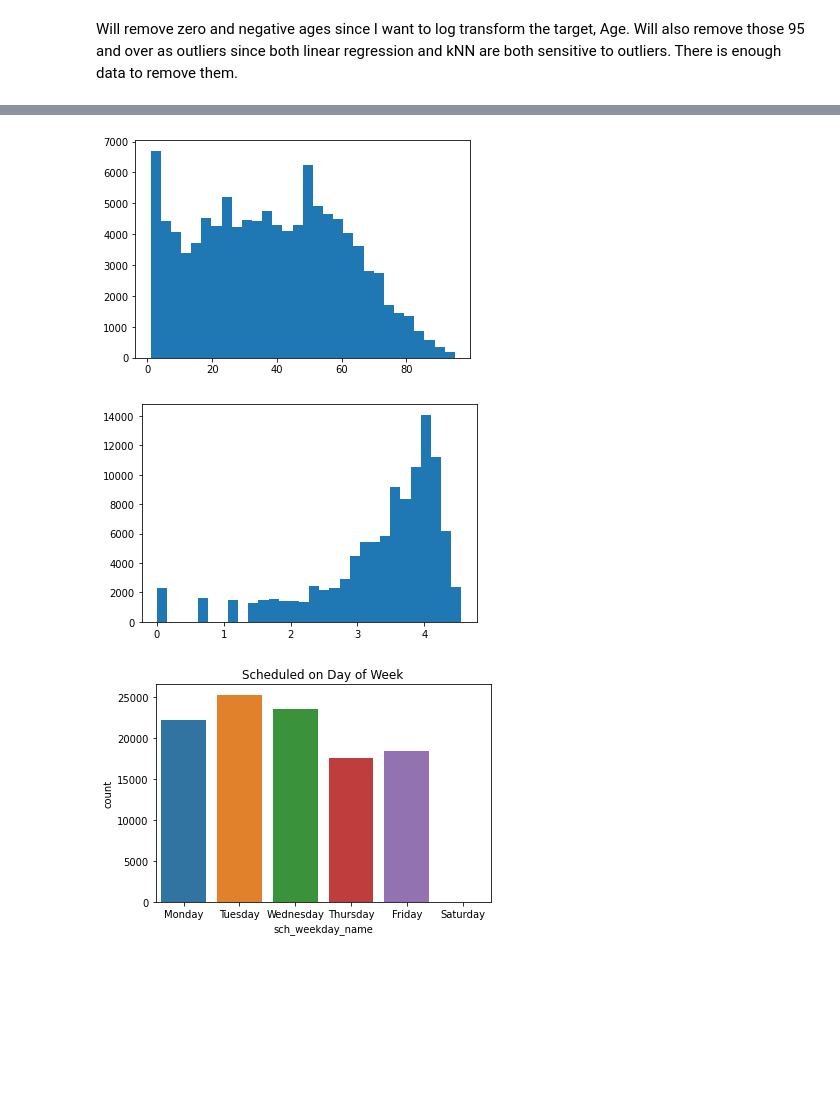
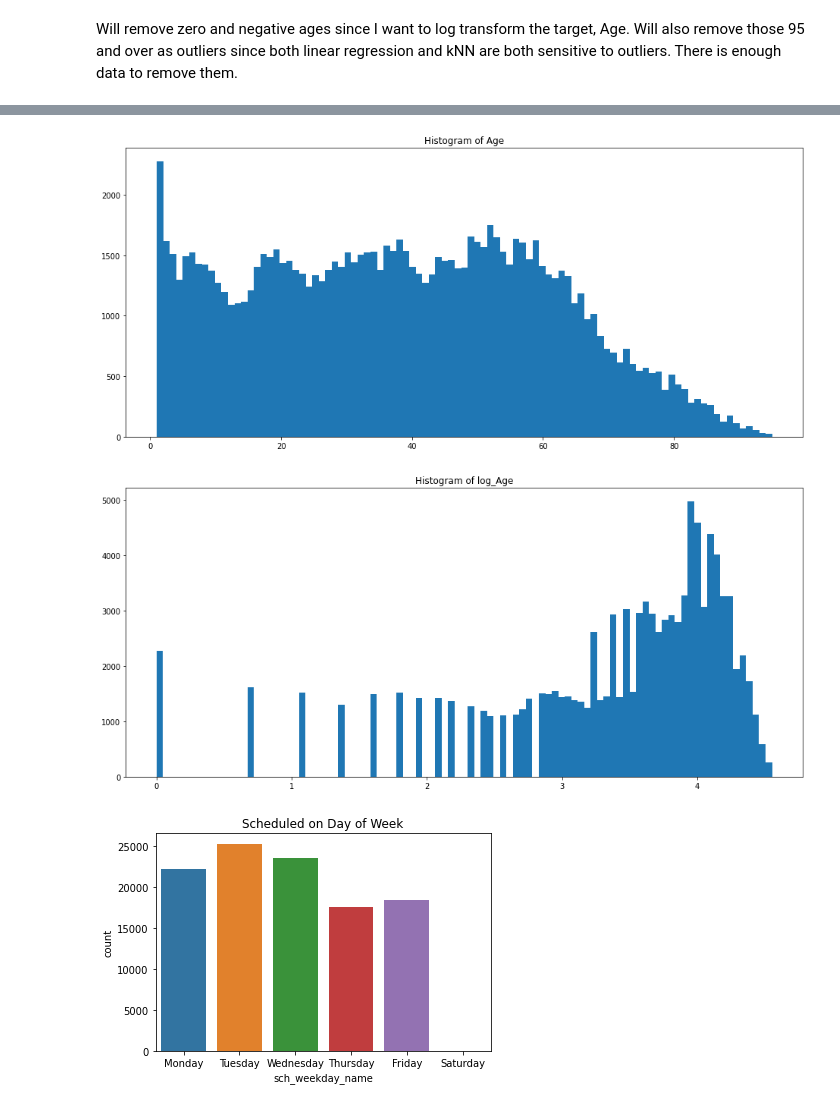
Before and after one commit to mgalaviz1/my_work, a Jupyter notebook: week7/KNN_assignment.ipynb, the cells around one changed output, grey strips where cells are left out. Saved outputs shown, nothing was run; the diff lists cells and outputs as text; code cells hidden in the pictures; blank space fills up the shorter version.

```diff
--- a/week7/KNN_assignment.ipynb
+++ b/week7/KNN_assignment.ipynb
@@ -103,15 +154,20 @@ df.shape
 # %%
 # distribution of target after removing columns
-plt.hist(df['Age'],bins=30)
+plt.figure(figsize=(16,7))
+plt.hist(df['Age'],bins=95)
+plt.title('Histogram of Age')
 plt.show()
 # %% [output]
-[figure, old version]
+[figure, new version]
 # %%
-# distribution of target after removing columns
-plt.hist(np.log(df['Age']),bins=30)
+# distribution of target variable transformed
+
+plt.figure(figsize=(16,7))
+plt.hist(np.log(df['Age']),bins=95)
+plt.title('Histogram of log_Age')
 plt.show()
 # %% [output]
-[figure, old version]
+[figure, new version]
 # %%
 # converting to datetime
 df['ScheduledDay'] = pd.to_datetime(df['ScheduledDay'])
```
Also changed, not shown: parts of 40 cells of this notebook, 1 other file.
